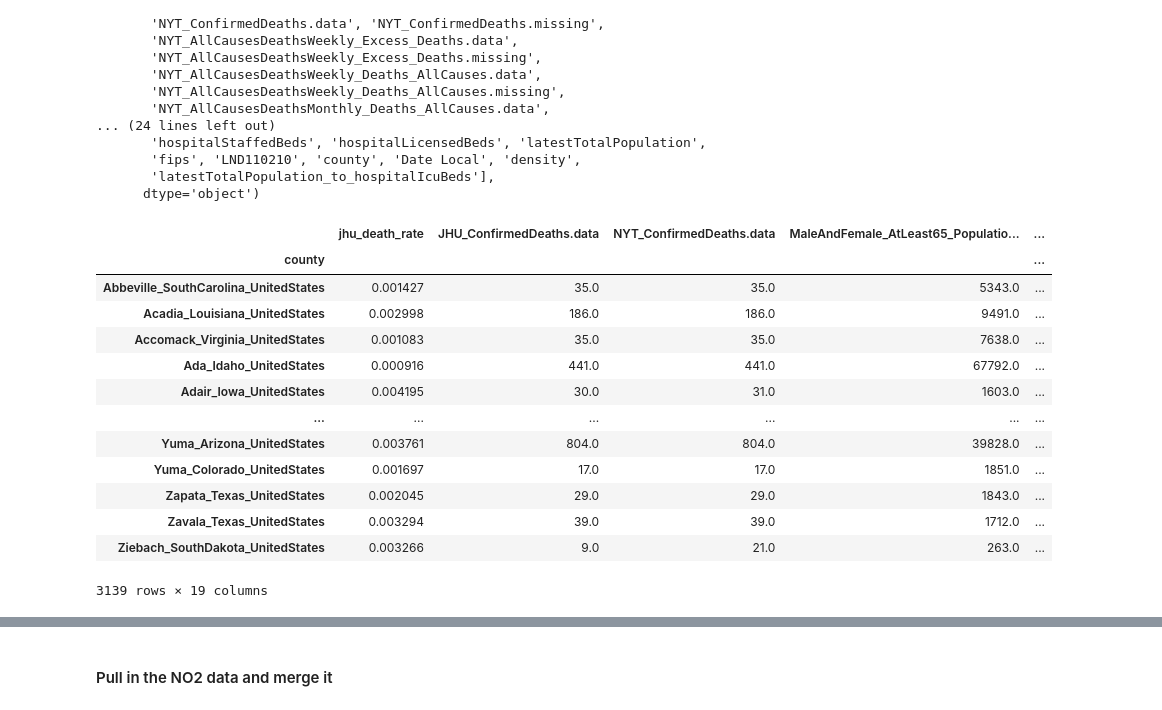
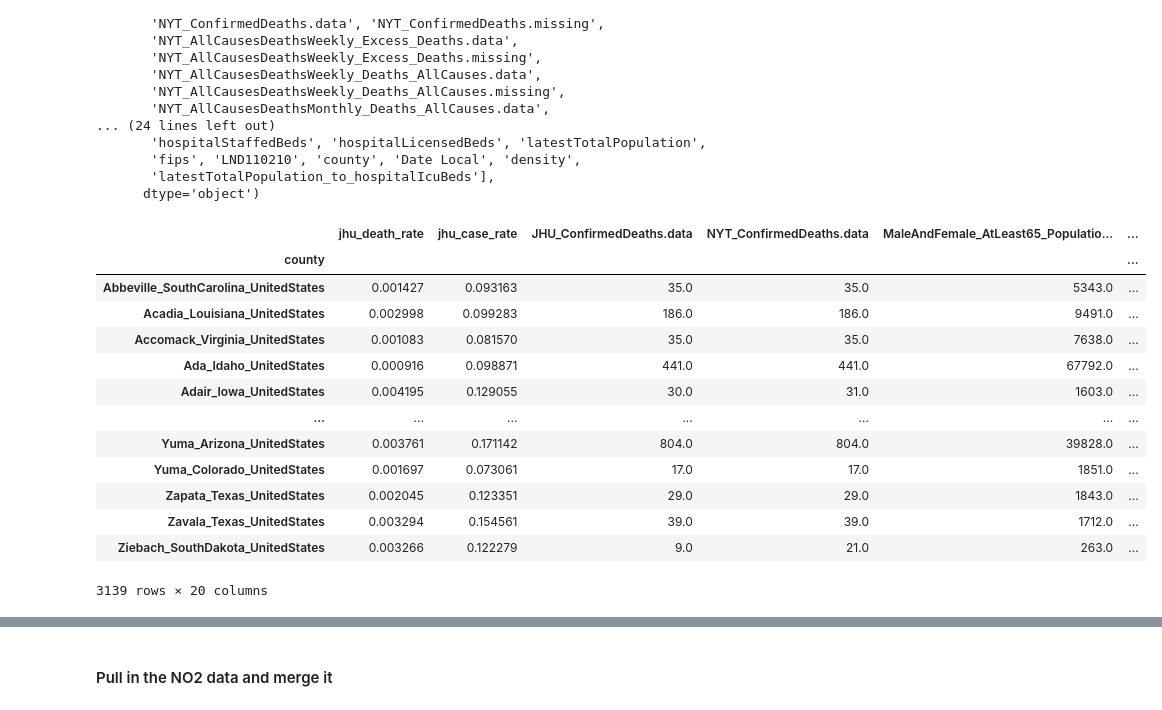
Before and after one commit to richstrouss/capstone, a Jupyter notebook: data/covid/covid_data_analysis.ipynb, the cells around one changed output, grey strips where cells are left out. Cells and saved outputs as stored; diff of their text form; code cells hidden in the pictures.

```diff
--- a/data/covid/covid_data_analysis.ipynb
+++ b/data/covid/covid_data_analysis.ipynb
@@ -199,51 +199,53 @@ Index(['dates', 'JHU_ConfirmedCases.data', 'JHU_ConfirmedCases.missing',
       dtype='object')
 # %%
 sdf['jhu_death_rate'] = sdf['JHU_ConfirmedDeaths.data']/sdf['latestTotalPopulation']
+sdf['jhu_case_rate'] = sdf['JHU_ConfirmedCases.data']/sdf['latestTotalPopulation']
 sdf['density'] = sdf['latestTotalPopulation']/sdf['LND110210']
 sdf['latestTotalPopulation_to_hospitalIcuBeds'] = sdf['latestTotalPopulation']/sdf['hospitalIcuBeds']
 sdf['cold_day'] = [1 if t < 50 else 0 for t in sdf['AverageDailyTemperature.data']]
 sdf['hot_day'] = [1 if t > 90 else 0 for t in sdf['AverageDailyTemperature.data']]
 
 sdf_filtered = sdf[sdf.dates >= '2020-03-11']
 sdf_filtered = sdf_filtered[sdf_filtered.dates <= '2021-03-11']
 
 sdf_rollup = sdf_filtered.groupby(by='county').agg({   'jhu_death_rate': 'max',
+                                                       'jhu_case_rate': 'max',
                                                        'JHU_ConfirmedDeaths.data': 'max',
                                                        'NYT_ConfirmedDeaths.data': 'max',
                                                        'MaleAndFemale_AtLeast65_Population.data': 'max',
                                                        'Male_Total_Population.data': 'max',
                                                        'Female_Total_Population.data': 'max',
                                                        'MaleAndFemale_Under18_Population.data': 'max',
                                                        'MaleAndFemale_Under18_Population.data': 'max',
                                                        'BLS_EmployedPopulation.data': 'mean',
                                                        'BLS_UnemployedPopulation.data': 'mean',
                                                        'AverageDailyTemperature.data': 'mean',
                                                        'AverageDewPoint.data': 'mean',
                                                        'AverageRelativeHumidity.data': 'mean',
                                                        'AverageSurfaceAirPressure.data': 'mean',
                                                        'AveragePrecipitationTotal.data': 'mean',
                                                        'AverageWindDirection.data': 'mean',
                                                        'AverageWindSpeed.data': 'mean',
                                                        'cold_day': 'sum',
                                                        'hot_day': 'sum',
                                                        'density': 'max'})
 corr = sdf_rollup.corr()
 sdf_rollup
 # %% [output]
-|  | jhu_death_rate | JHU_ConfirmedDeaths.data | NYT_ConfirmedDeaths.data | MaleAndFemale_AtLeast65_Populatio... | ... |
-| county |  |  |  |  | ... |
-| Abbeville_SouthCarolina_UnitedStates | 0.001427 | 35.0 | 35.0 | 5343.0 | ... |
-| Acadia_Louisiana_UnitedStates | 0.002998 | 186.0 | 186.0 | 9491.0 | ... |
-| Accomack_Virginia_UnitedStates | 0.001083 | 35.0 | 35.0 | 7638.0 | ... |
-| Ada_Idaho_UnitedStates | 0.000916 | 441.0 | 441.0 | 67792.0 | ... |
-| Adair_Iowa_UnitedStates | 0.004195 | 30.0 | 31.0 | 1603.0 | ... |
-| ... | ... | ... | ... | ... | ... |
-| Yuma_Arizona_UnitedStates | 0.003761 | 804.0 | 804.0 | 39828.0 | ... |
-| Yuma_Colorado_UnitedStates | 0.001697 | 17.0 | 17.0 | 1851.0 | ... |
-| Zapata_Texas_UnitedStates | 0.002045 | 29.0 | 29.0 | 1843.0 | ... |
-| Zavala_Texas_UnitedStates | 0.003294 | 39.0 | 39.0 | 1712.0 | ... |
-| Ziebach_SouthDakota_UnitedStates | 0.003266 | 9.0 | 21.0 | 263.0 | ... |
+|  | jhu_death_rate | jhu_case_rate | JHU_ConfirmedDeaths.data | NYT_ConfirmedDeaths.data | MaleAndFemale_AtLeast65_Populatio... | ... |
+| county |  |  |  |  |  | ... |
+| Abbeville_SouthCarolina_UnitedStates | 0.001427 | 0.093163 | 35.0 | 35.0 | 5343.0 | ... |
+| Acadia_Louisiana_UnitedStates | 0.002998 | 0.099283 | 186.0 | 186.0 | 9491.0 | ... |
+| Accomack_Virginia_UnitedStates | 0.001083 | 0.081570 | 35.0 | 35.0 | 7638.0 | ... |
+| Ada_Idaho_UnitedStates | 0.000916 | 0.098871 | 441.0 | 441.0 | 67792.0 | ... |
+| Adair_Iowa_UnitedStates | 0.004195 | 0.129055 | 30.0 | 31.0 | 1603.0 | ... |
+| ... | ... | ... | ... | ... | ... | ... |
+| Yuma_Arizona_UnitedStates | 0.003761 | 0.171142 | 804.0 | 804.0 | 39828.0 | ... |
+| Yuma_Colorado_UnitedStates | 0.001697 | 0.073061 | 17.0 | 17.0 | 1851.0 | ... |
+| Zapata_Texas_UnitedStates | 0.002045 | 0.123351 | 29.0 | 29.0 | 1843.0 | ... |
+| Zavala_Texas_UnitedStates | 0.003294 | 0.154561 | 39.0 | 39.0 | 1712.0 | ... |
+| Ziebach_SouthDakota_UnitedStates | 0.003266 | 0.122279 | 9.0 | 21.0 | 263.0 | ... |
-3139 rows × 19 columns
+3139 rows × 20 columns
 # %%
 display(corr)
 # %% [output]
```
Also changed, not shown: parts of 2 cells of this notebook.
